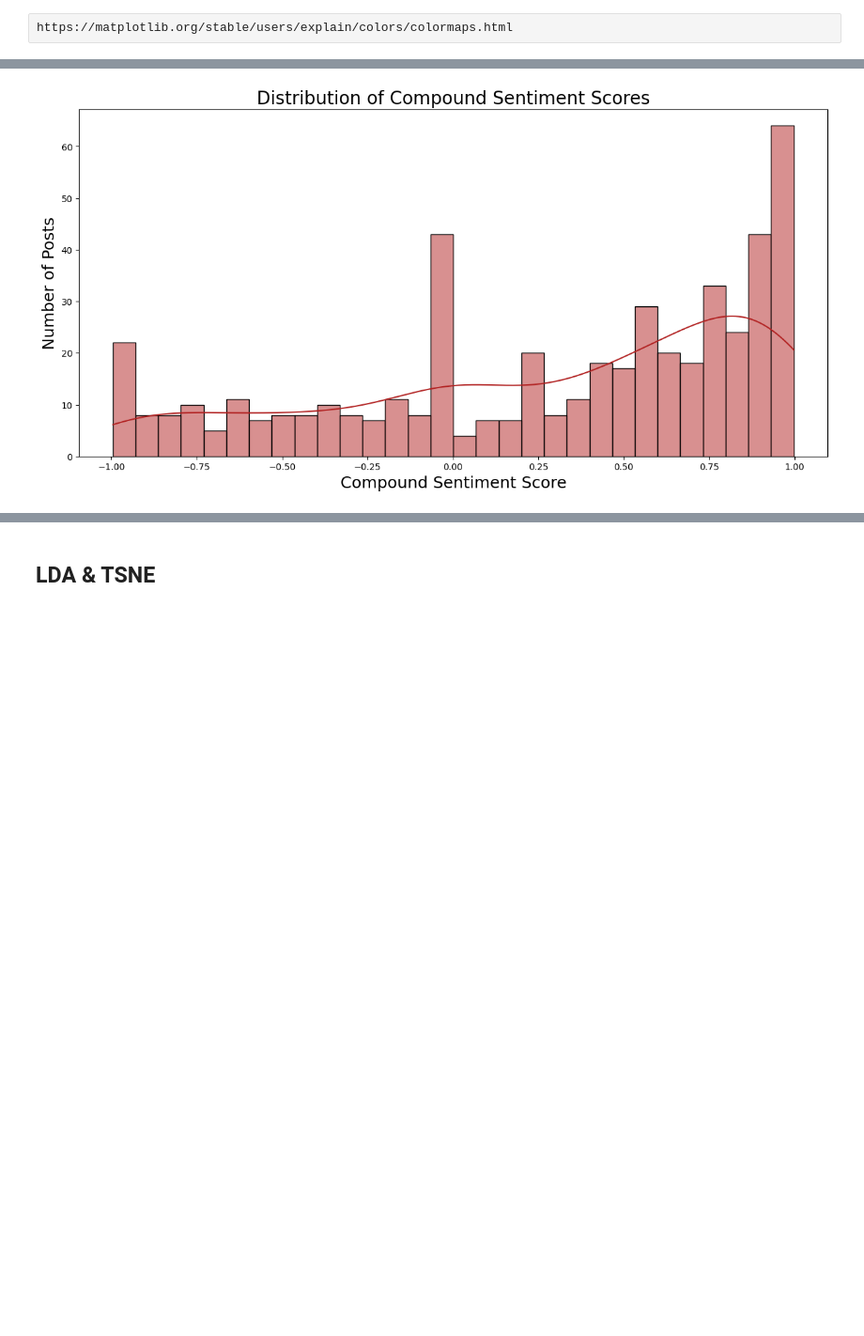
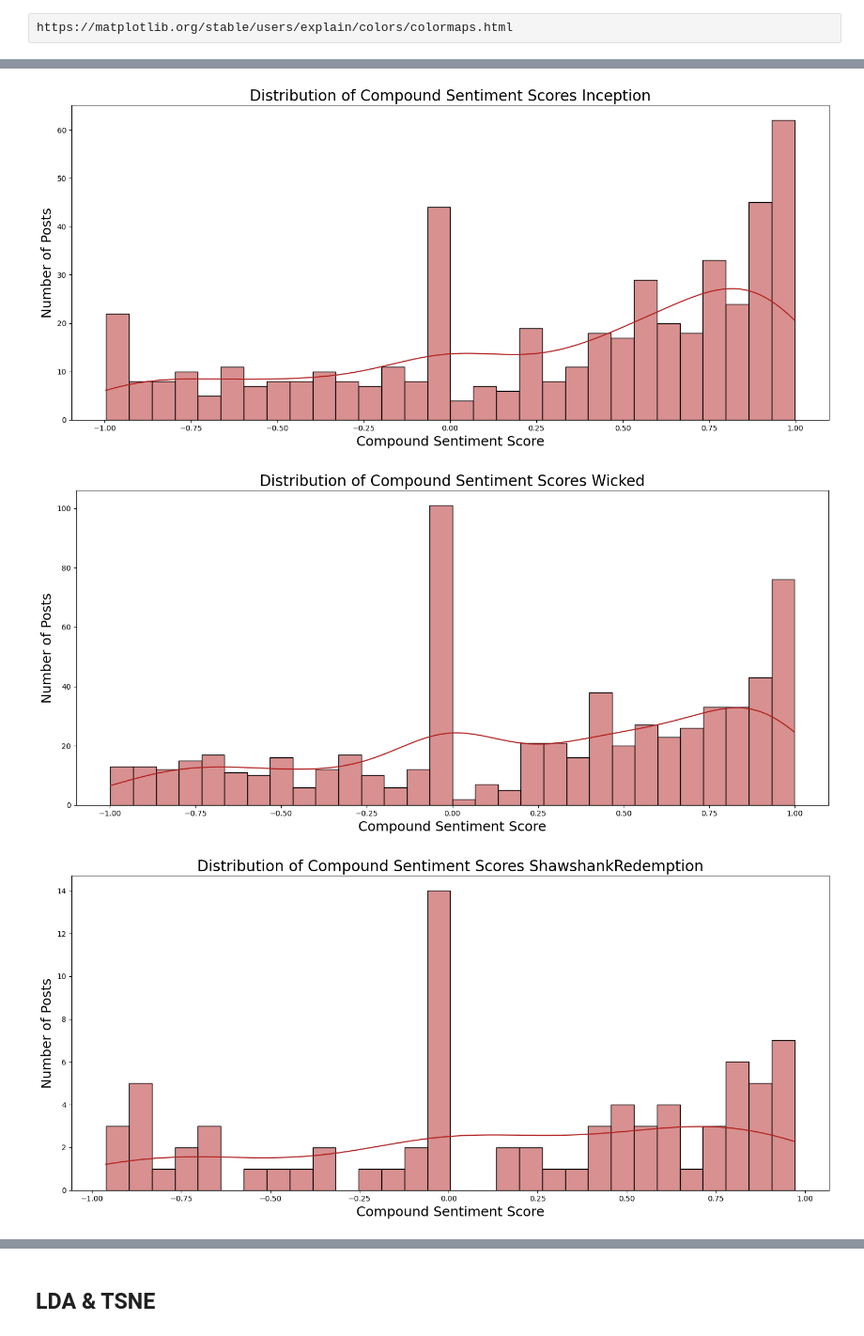
Before and after one commit to raizelistaken/reddit-nlp-sentiment, a Jupyter notebook: Reddit.ipynb, the cells around one changed output, grey strips where cells are left out. Shown at 94% size. Cells and saved outputs as stored; diff of their text form; code cells hidden in the pictures; blank space fills up the shorter version.

```diff
--- a/Reddit.ipynb
+++ b/Reddit.ipynb
@@ -254,15 +248,21 @@ ShawshankRedemption
 # %%
-# Plot the distribution
-plt.figure(figsize=(15,7))
-sns.histplot(inception['compound_sentiment_score'].dropna(), color='firebrick', bins=30, kde=True)
-plt.xlabel('Compound Sentiment Score', fontsize=18)
-plt.ylabel('Number of Posts', fontsize=18)
-plt.title('Distribution of Compound Sentiment Scores', fontsize=20)
-plt.show()
+for movie in movie_subreddits:
+    # Filter dataframe for current movie
+    each_movie_df = movies_df[movies_df['movie_subreddit'] == movie]
 
-# plt.savefig('Reddit_NLP_Sentiment/images/VADERinception.jpg')
+    # Plot the distribution
+    plt.figure(figsize=(15,7))
+    sns.histplot(each_movie_df['compound_sentiment_score'].dropna(), color='firebrick', bins=30, kde=True)
+    plt.xlabel('Compound Sentiment Score', fontsize=18)
+    plt.ylabel('Number of Posts', fontsize=18)
+    plt.title('Distribution of Compound Sentiment Scores ' + movie, fontsize=20)
+    plt.tight_layout()
+    plt.savefig('images/' + movie + 'sentimentdistribution.jpg')
+    plt.show()
 # %% [output]
-[figure, old version]
+[figure, new version]
+[figure, added]
+[figure, added]
 # %%
 # Generate sentiment bar plots for each movie subreddit
 for movie in movie_subreddits:
```
Also changed, not shown: parts of 14 cells of this notebook, 8 other files.
